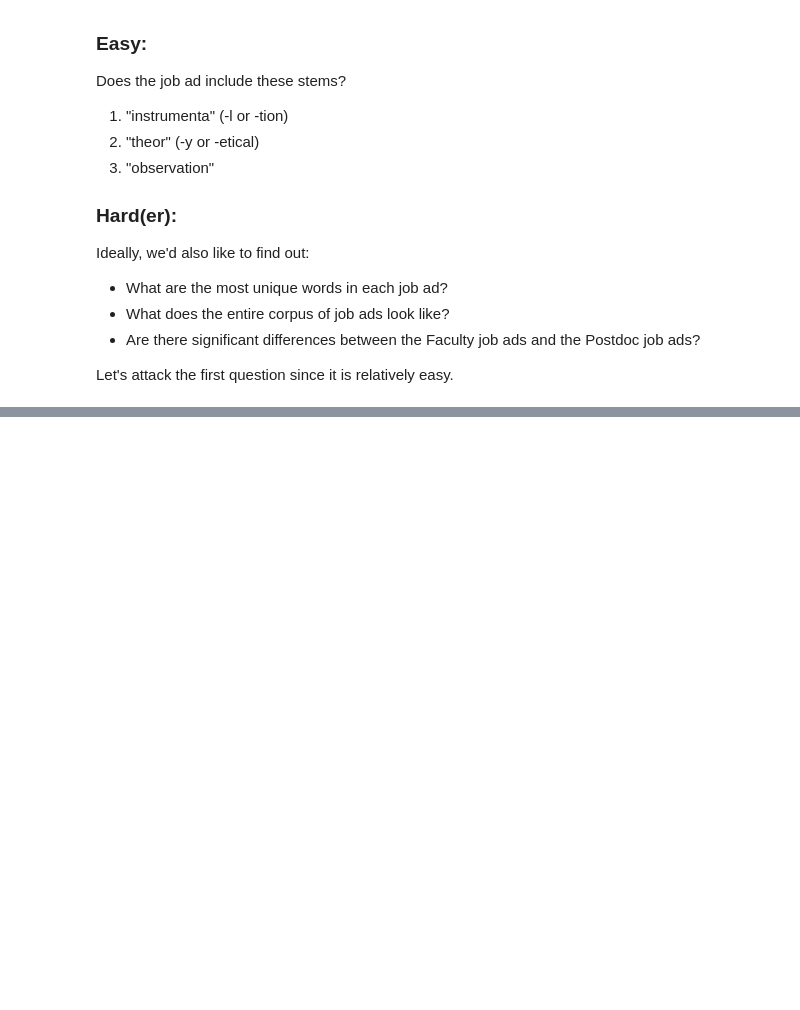
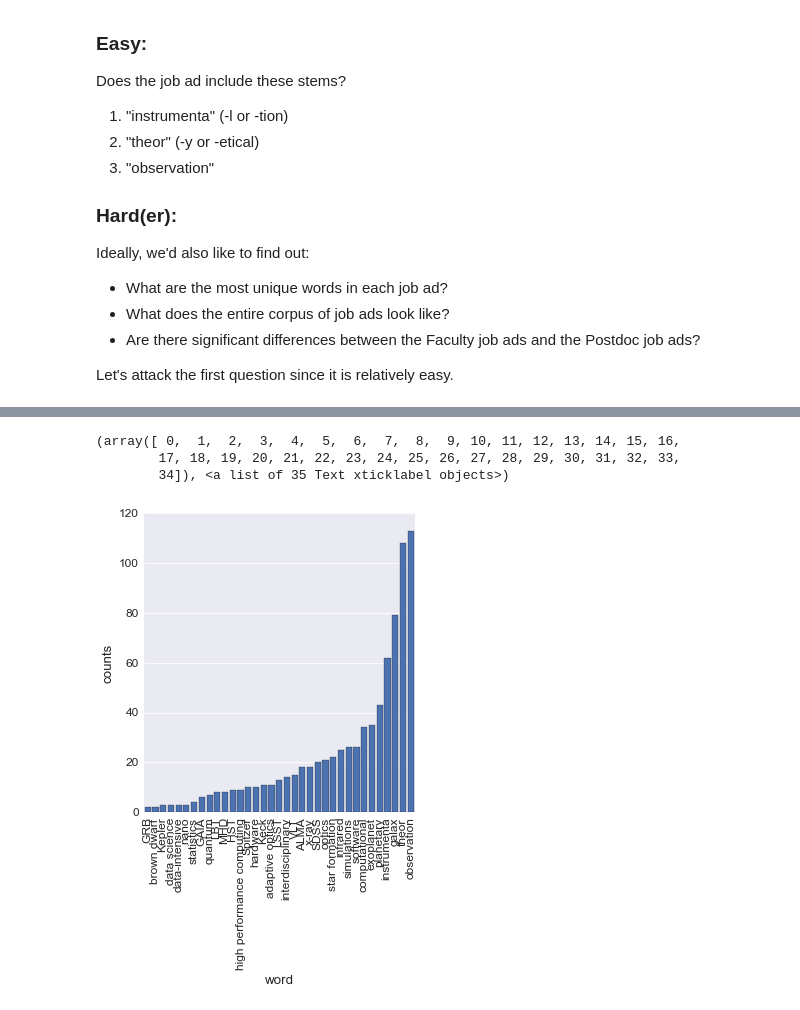
Before and after one commit to gully/AASjobRegister, a Jupyter notebook: JobRegNLP.ipynb, the cells around one changed output, grey strips where cells are left out. Saved outputs shown, nothing was run; the diff lists cells and outputs as text; code cells hidden in the pictures; blank space fills up the shorter version.

Commit message:
construct list of search words, store into lord list, make a figure with seaborn

```diff
--- a/JobRegNLP.ipynb
+++ b/JobRegNLP.ipynb
@@ -41,19 +49,29 @@ Ideally, we'd also like to find out:
 
 Let's attack the first question since it is relatively easy.
 # %%
-thisWord = "big data"
+thisWord = "jenga"
 
-occurences = []
+searchWords = ['instrumenta', 'theor', 'observation', 'data-intensive', 'computational',
+               'galax', 'exoplanet', 'star formation', 'SDSS','GRB', 'hardware', 'software', 'data science',
+               'nano', 'optics', 'x-ray', 'brown dwarf', 'LSST', 'HST', 'statistics', 'GAIA',
+               'LBT', 'adaptive optics', 'Kepler', 'Keck', 'ALMA', 'VLT', 'Spitzer', 'simulations',
+               'interdisciplinary', 'MHD', 'high performance computing', 'planetary', 'quantum', 'infrared']
 
-for advert in announce:
-    thisAdvert = advert.lower()
-    thisCount = thisAdvert.count(thisWord.lower())
-    occurences.append(thisCount)
-    loc = thisAdvert.find(thisWord.lower())
-    if (thisCount > 0):
-        print advert#[loc-40:loc+80]
+totHits = []
 
-occurences = np.asarray(occurences)
-hits = (occurences > 0)
-sum(hits)
+for thisWord in searchWords:
+    occurences = []
+    for advert in announce:
+        thisAdvert = advert.lower()
+        thisCount = thisAdvert.count(thisWord.lower())
+        occurences.append(thisCount)
+        #loc = thisAdvert.find(thisWord.lower())
+        #if (thisCount > 0):
+            #print advert[loc-40:loc+80]
+
+    occurences = np.asarray(occurences)
+    dat[thisWord] = occurences
+    hits = (occurences > 0)
+    totHits.append(sum(hits))
+    print sum(hits), thisWord
 # %% [output]
@@ -63,0 +95,15 @@ The Department of Physics and Astronomy at the University of California, Riversi
+# %%
+dct = {'word':searchWords, 'counts':totHits}
+tdf = pd.DataFrame(dct)
+sortedvi = [x for (y,x) in sorted(zip(totHits,searchWords))]
+# %%
+sns.set()
+sns.set_context("paper", font_scale=1.5, rc={"lines.linewidth": 2.5})
+# %%
+sns.factorplot('word', 'counts', data=tdf, x_order=sortedvi)
+plt.xticks(rotation=90)
+# %% [output]
+(array([ 0,  1,  2,  3,  4,  5,  6,  7,  8,  9, 10, 11, 12, 13, 14, 15, 16,
+        17, 18, 19, 20, 21, 22, 23, 24, 25, 26, 27, 28, 29, 30, 31, 32, 33,
+        34]), <a list of 35 Text xticklabel objects>)
+[figure, added]
```
Also changed, not shown: parts of 4 cells of this notebook.
